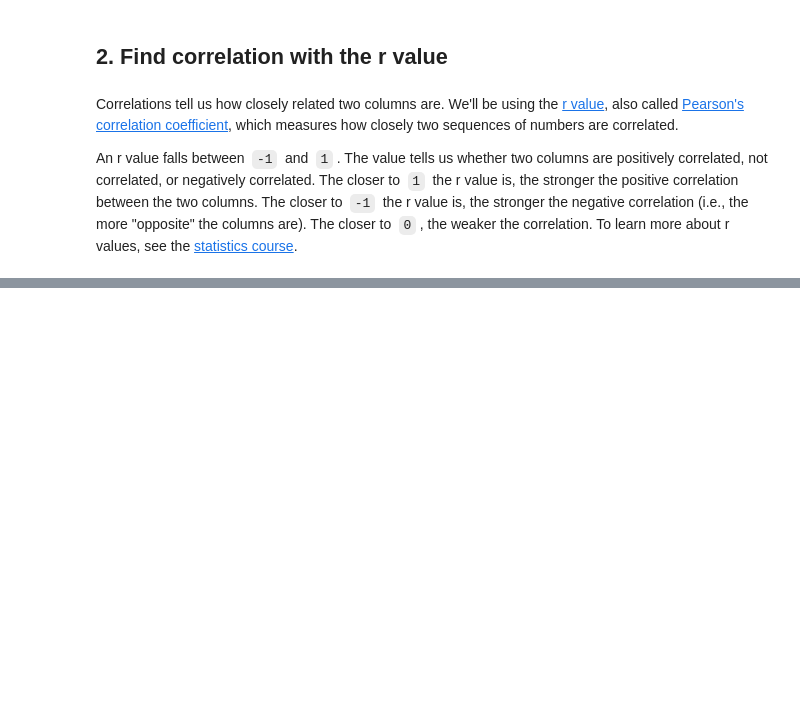
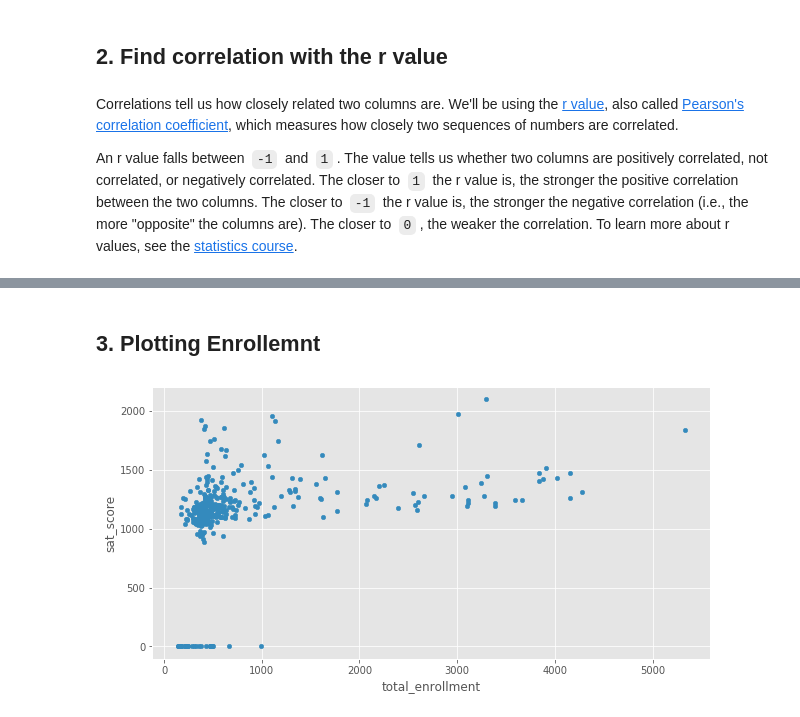
Before and after one commit to VictorOmondi1997/Data-Cleaning-Walkthrough, a Jupyter notebook: Data Cleaning Walkthrough.ipynb, the cells around one changed output, grey strips where cells are left out. Drawn from its saved outputs; the diff is of its cells as text; code cells hidden in the pictures; blank space fills up the shorter version.

```diff
--- a/Data Cleaning Walkthrough.ipynb
+++ b/Data Cleaning Walkthrough.ipynb
@@ -730,0 +764,7 @@ An r value falls between  `-1`  and  `1` . The value tells us whether two col
+# %% [markdown]
+## 3. Plotting Enrollemnt
+# %%
+combined.plot.scatter(x='total_enrollment', y='sat_score', figsize=(10,5))
+plt.show()
+# %% [output]
+[figure, added]
```
Also changed, not shown: parts of 26 cells of this notebook.
